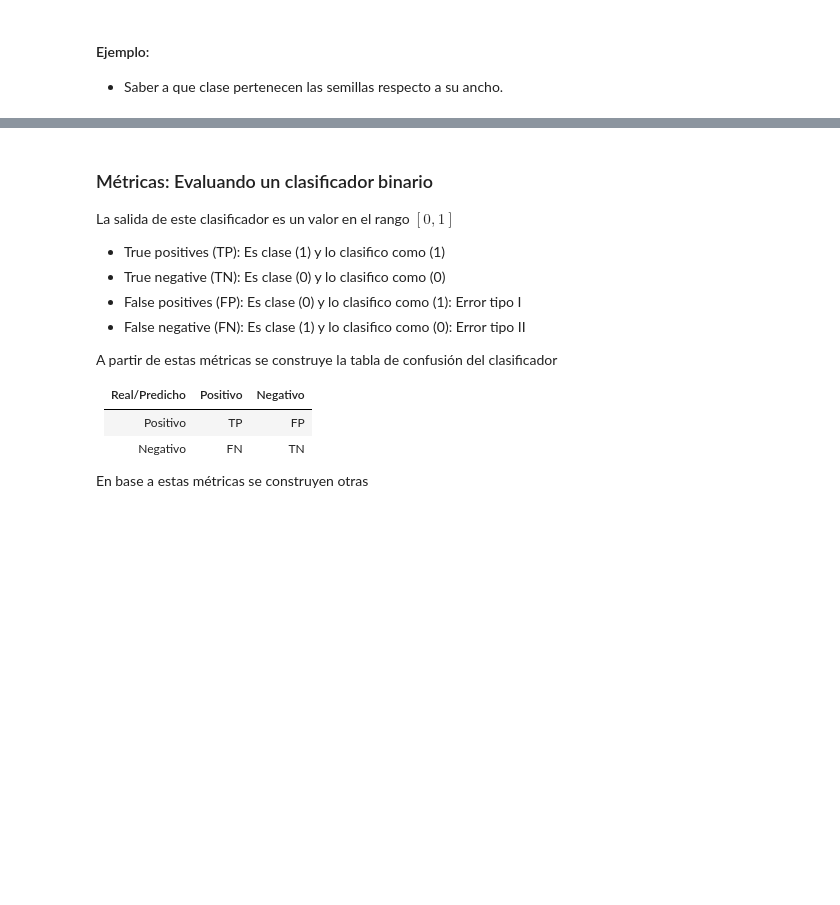
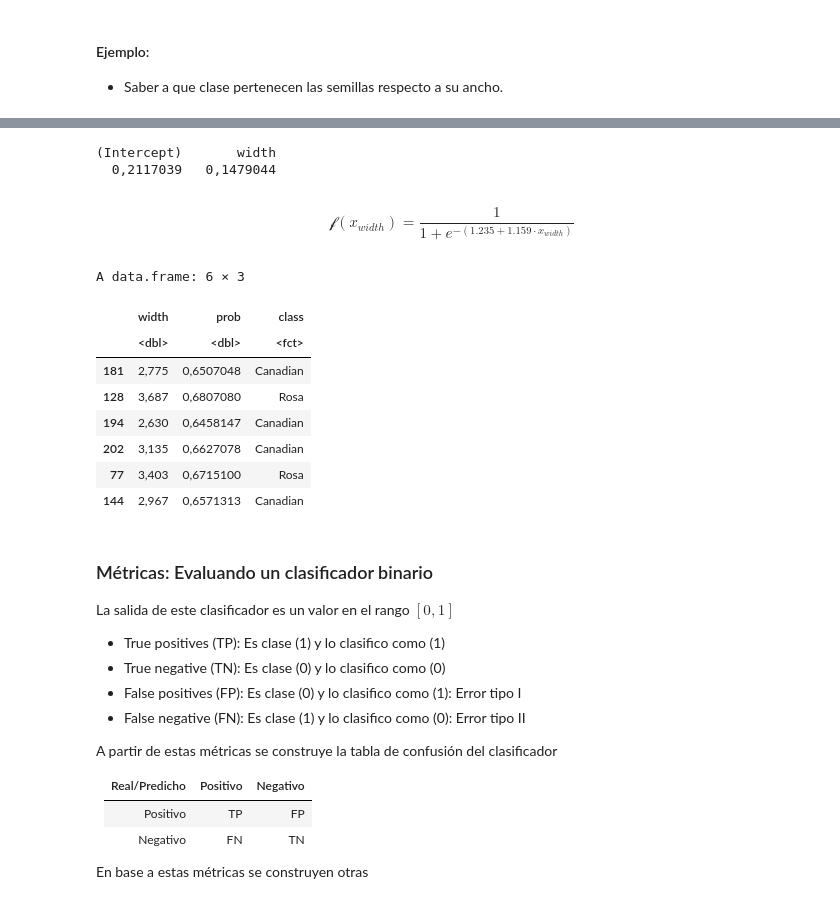
Before and after one commit to JavierArredondo/INFO-USACH-13222-AY, a Jupyter notebook: 0_introduccion.ipynb, the cells around one changed output, grey strips where cells are left out. Drawn from its saved outputs; the diff is of its cells as text; code cells hidden in the pictures; blank space fills up the shorter version.

```diff
--- a/0_introduccion.ipynb
+++ b/0_introduccion.ipynb
@@ -263,3 +402,26 @@ summary(rlog.seeds)
+# %%
+coefficients(rlog.seeds)
+# %% [output]
+(Intercept)       width
+  0,2117039   0,1479044
+# %% [markdown]
+$$\mathcal{f}(x_{width}) = \frac{1}{1+ e^{-(1.235 + 1.159 \cdot x_{width})}}$$
+# %%
+idx.seeds = sample(1:140, 100, replace = TRUE)
+df.test = seeds.binary[idx.seeds, ]
+df.test$prob = predict(rlog.seeds, df.test, type="response")
+# %%
+head(df.test[, c("width", "prob", "class")])
+# %% [output]
+A data.frame: 6 × 3
+|  | width | prob | class |
+|  | <dbl> | <dbl> | <fct> |
+| 181 | 2,775 | 0,6507048 | Canadian |
+| 128 | 3,687 | 0,6807080 | Rosa |
+| 194 | 2,630 | 0,6458147 | Canadian |
+| 202 | 3,135 | 0,6627078 | Canadian |
+| 77 | 3,403 | 0,6715100 | Rosa |
+| 144 | 2,967 | 0,6571313 | Canadian |
 # %% [markdown]
 
 ### Métricas: Evaluando un clasificador binario
```
Also changed, not shown: parts of 29 cells of this notebook, 4 other files.
